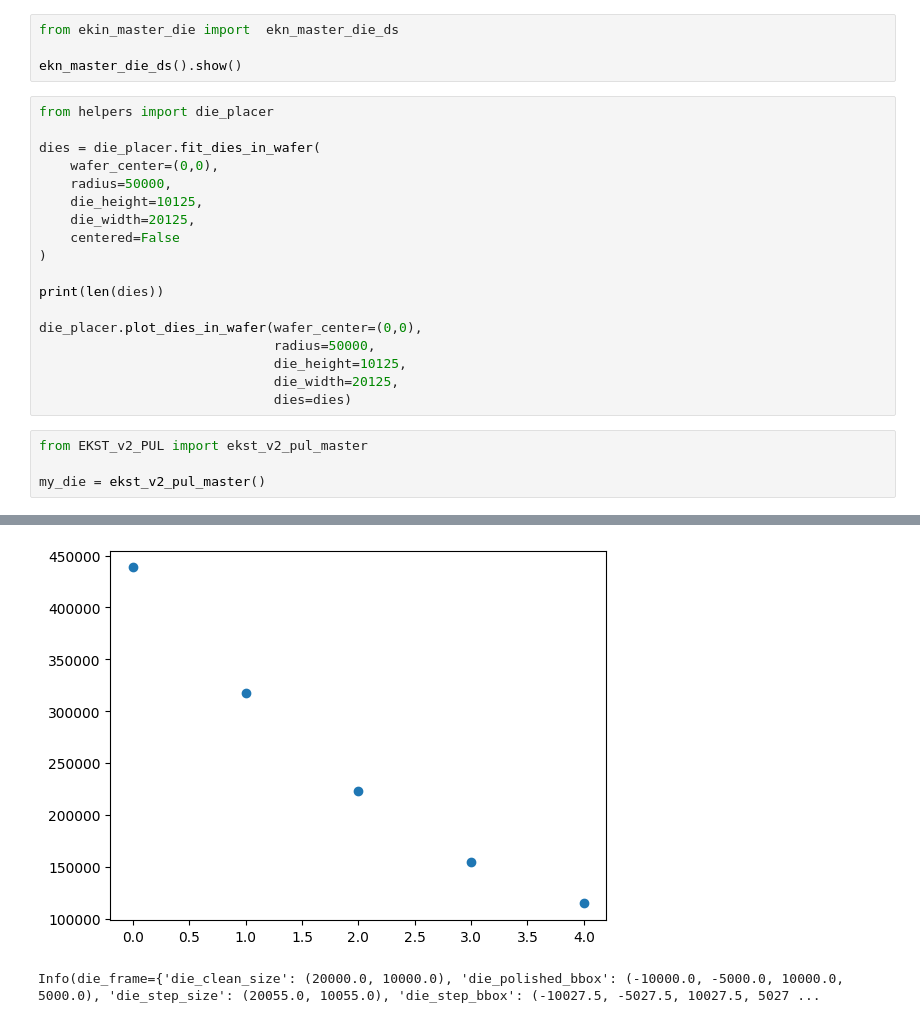
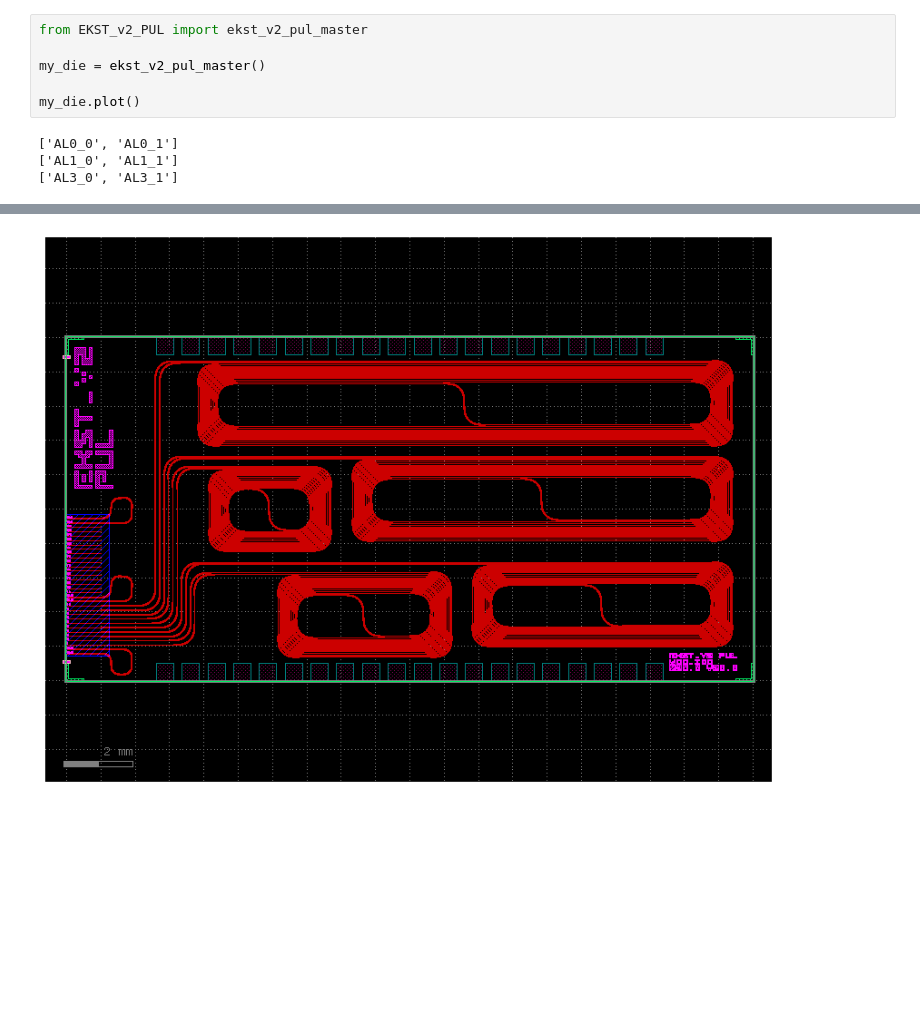
Before and after one commit to jakubsadilek/mesapdk-lab, a Jupyter notebook: test_die2.ipynb, the cells around one changed output, grey strips where cells are left out. Drawn from its saved outputs; the diff is of its cells as text; blank space fills up the shorter version.

```diff
--- a/test_die2.ipynb
+++ b/test_die2.ipynb
@@ -1,30 +1,12 @@
-# %%
-from ekin_master_die import  ekn_master_die_ds
-
-ekn_master_die_ds().show()
-# %%
-from helpers import die_placer
-
-dies = die_placer.fit_dies_in_wafer(
-    wafer_center=(0,0),
-    radius=50000,
-    die_height=10125,
-    die_width=20125,
-    centered=False
-)
-
-print(len(dies))
-
-die_placer.plot_dies_in_wafer(wafer_center=(0,0),
-                              radius=50000,
-                              die_height=10125,
-                              die_width=20125,
-                              dies=dies)
 # %%
 from EKST_v2_PUL import ekst_v2_pul_master
 
 my_die = ekst_v2_pul_master()
+
+my_die.plot()
 # %% [output]
+['AL0_0', 'AL0_1']
+['AL1_0', 'AL1_1']
+['AL3_0', 'AL3_1']
 [interactive output not drawn]
-[figure, old version]
+[figure, new version]
-Info(die_frame={'die_clean_size': (20000.0, 10000.0), 'die_polished_bbox': (-10000.0, -5000.0, 10000.0, 5000.0), 'die_step_size': (20055.0, 10055.0), 'die_step_bbox': (-10027.5, -5027.5, 10027.5, 5027 ...
```
Also changed, not shown: parts of 7 cells of this notebook, 9 other files.
